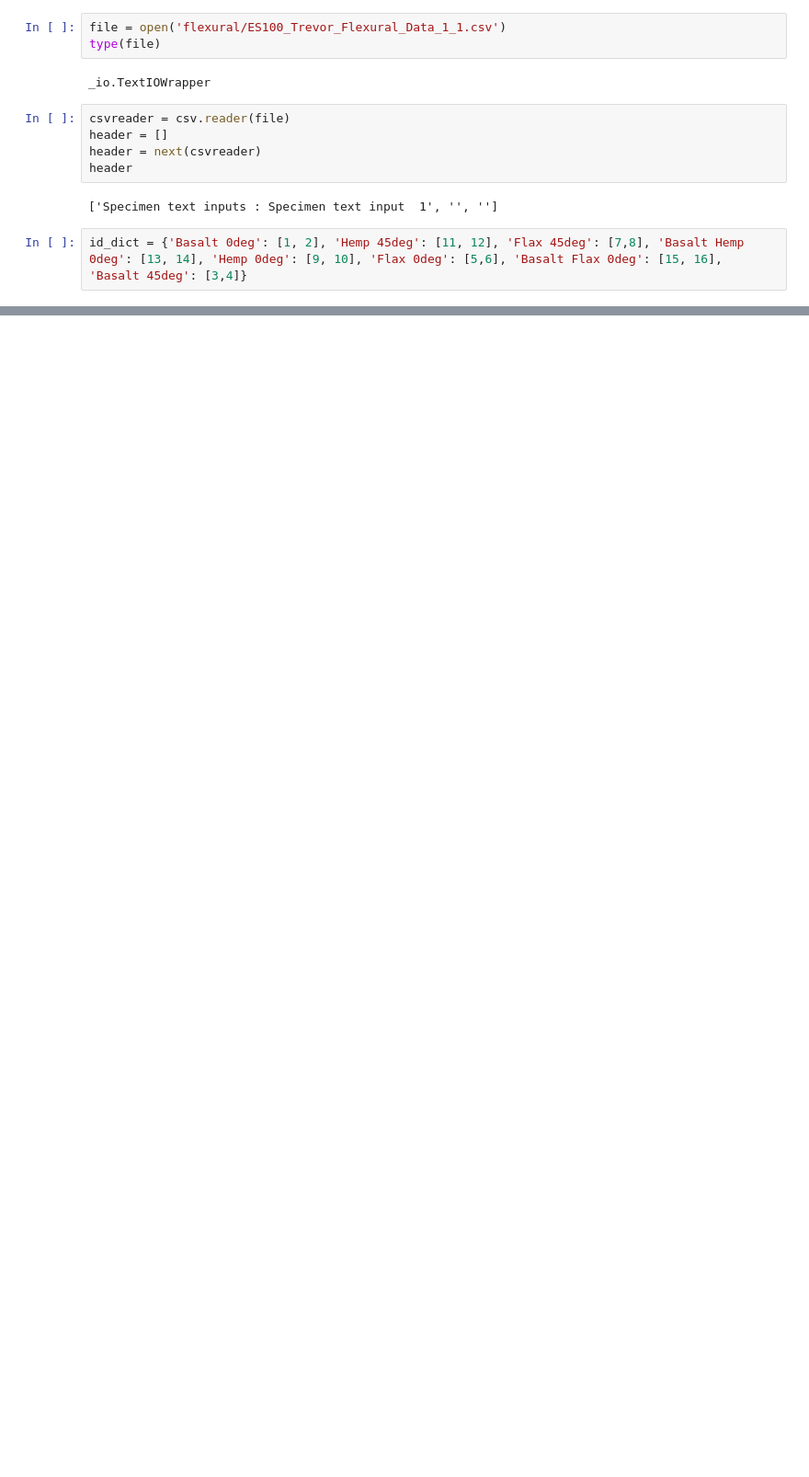
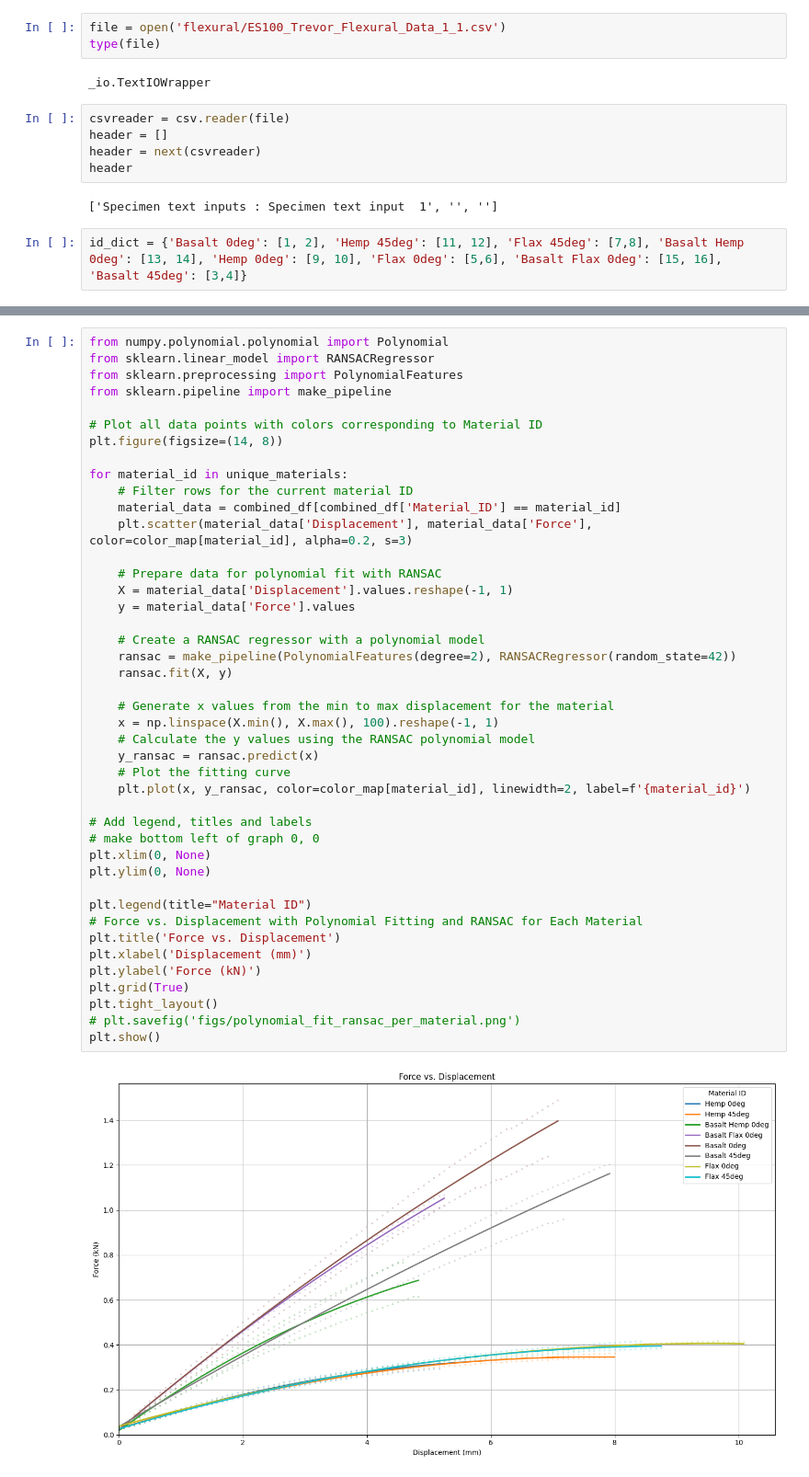
Before and after one commit to jamesbardin/ts_t, a Jupyter notebook: flexural.ipynb, the cells around one changed output, grey strips where cells are left out. Shown at 92% size. Cells and saved outputs as stored; diff of their text form; blank space fills up the shorter version.

```diff
--- a/flexural.ipynb
+++ b/flexural.ipynb
@@ -182,0 +216,45 @@ File has been processed and saved.
+# %%
+from numpy.polynomial.polynomial import Polynomial
+from sklearn.linear_model import RANSACRegressor
+from sklearn.preprocessing import PolynomialFeatures
+from sklearn.pipeline import make_pipeline
+
+# Plot all data points with colors corresponding to Material ID
+plt.figure(figsize=(14, 8))
+
+for material_id in unique_materials:
+    # Filter rows for the current material ID
+    material_data = combined_df[combined_df['Material_ID'] == material_id]
+    plt.scatter(material_data['Displacement'], material_data['Force'], color=color_map[material_id], alpha=0.2, s=3)
+
+    # Prepare data for polynomial fit with RANSAC
+    X = material_data['Displacement'].values.reshape(-1, 1)
+    y = material_data['Force'].values
+
+    # Create a RANSAC regressor with a polynomial model
+    ransac = make_pipeline(PolynomialFeatures(degree=2), RANSACRegressor(random_state=42))
+    ransac.fit(X, y)
+
+    # Generate x values from the min to max displacement for the material
+    x = np.linspace(X.min(), X.max(), 100).reshape(-1, 1)
+    # Calculate the y values using the RANSAC polynomial model
+    y_ransac = ransac.predict(x)
+    # Plot the fitting curve
+    plt.plot(x, y_ransac, color=color_map[material_id], linewidth=2, label=f'{material_id}')
+
+# Add legend, titles and labels
+# make bottom left of graph 0, 0
+plt.xlim(0, None)
+plt.ylim(0, None)
+
+plt.legend(title="Material ID")
+# Force vs. Displacement with Polynomial Fitting and RANSAC for Each Material
+plt.title('Force vs. Displacement')
+plt.xlabel('Displacement (mm)')
+plt.ylabel('Force (kN)')
+plt.grid(True)
+plt.tight_layout()
+# plt.savefig('figs/polynomial_fit_ransac_per_material.png')
+plt.show()
+# %% [output]
+[figure, added]
```
Also changed, not shown: parts of 14 cells of this notebook.
